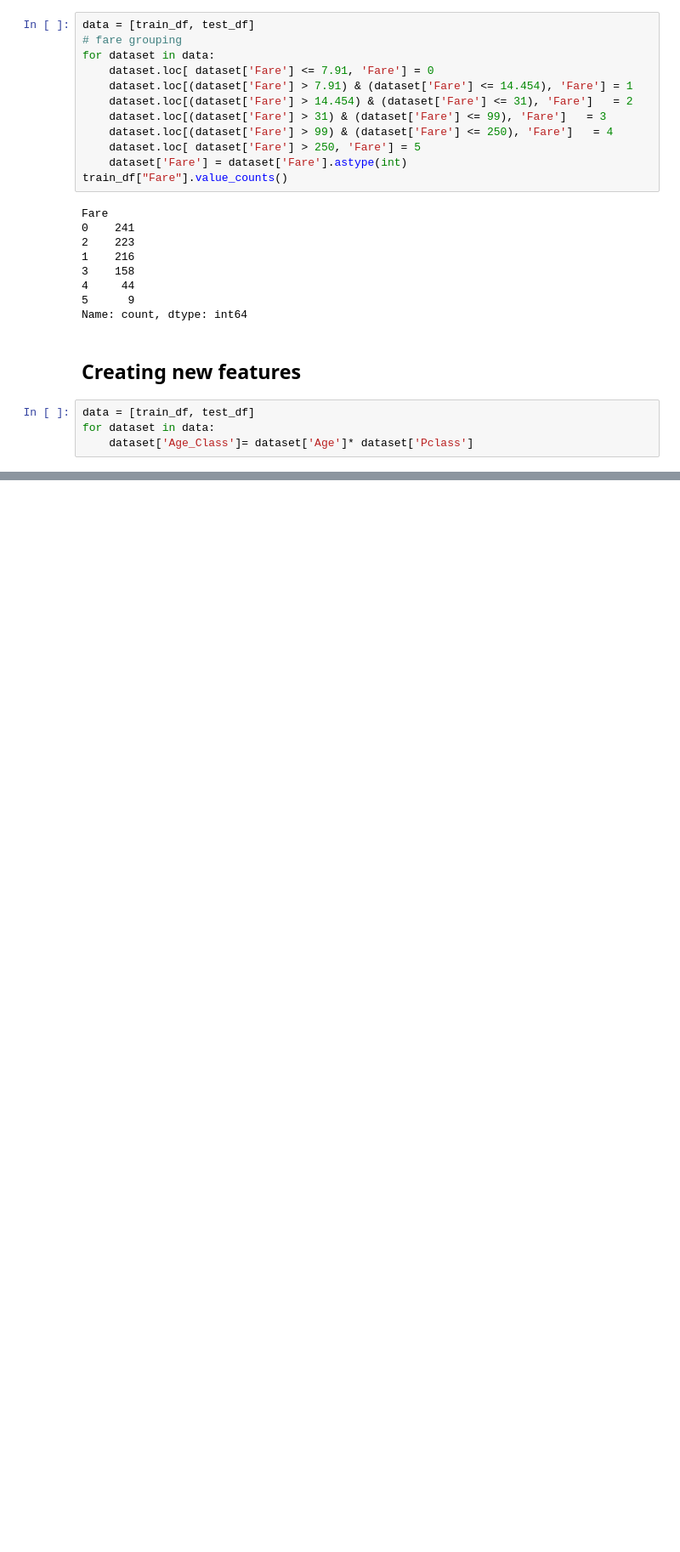
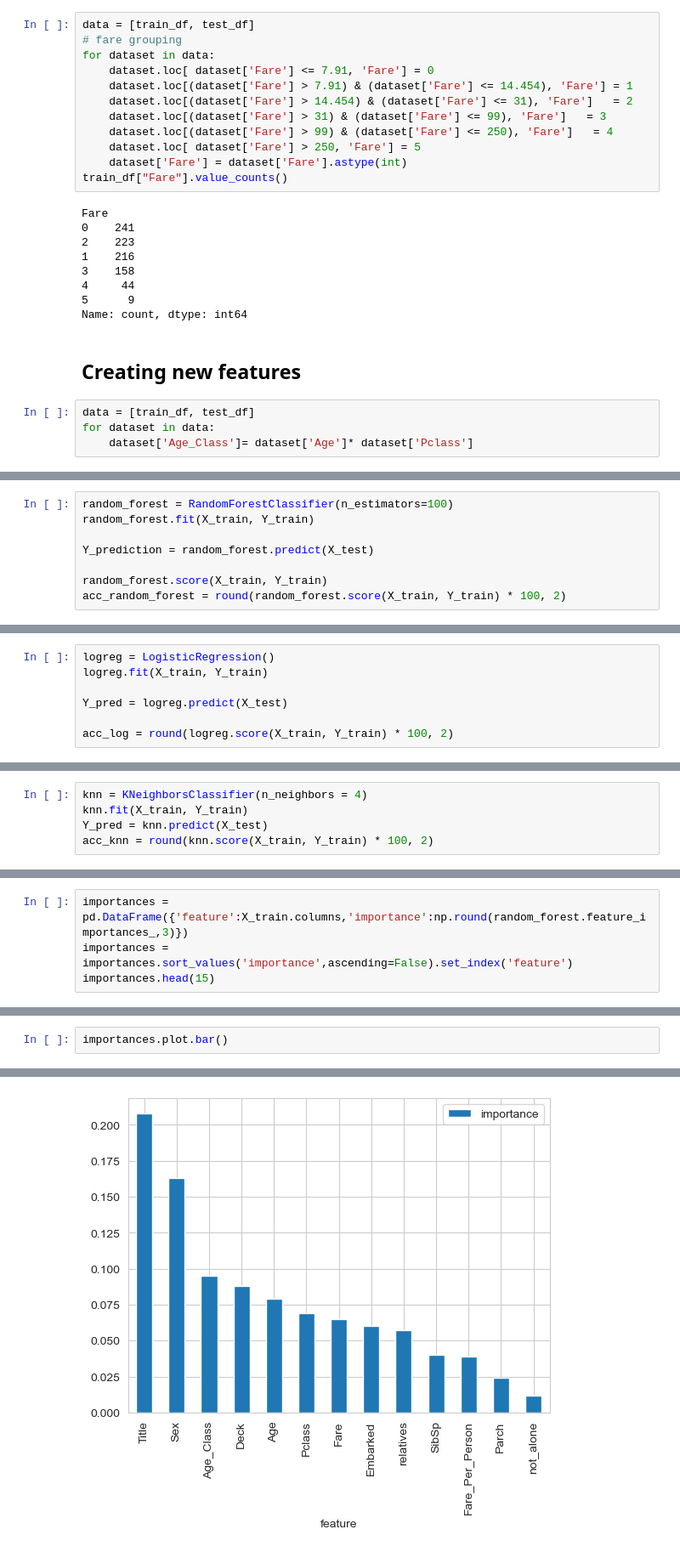
Before and after one commit to temperancehong/ML_learning, a Jupyter notebook: Basic/1_Survival_Titanic.ipynb, the cells around one changed output, grey strips where cells are left out. Shown at 85% size. Drawn from its saved outputs; the diff is of its cells as text; blank space fills up the shorter version.

```diff
--- a/Basic/1_Survival_Titanic.ipynb
+++ b/Basic/1_Survival_Titanic.ipynb
@@ -383,0 +453,8 @@ Test set doesn't have labels. Therefore we will use the predictions on the train
+# %%
+random_forest = RandomForestClassifier(n_estimators=100)
+random_forest.fit(X_train, Y_train)
+
+Y_prediction = random_forest.predict(X_test)
+
+random_forest.score(X_train, Y_train)
+acc_random_forest = round(random_forest.score(X_train, Y_train) * 100, 2)
@@ -383,0 +467,7 @@ Test set doesn't have labels. Therefore we will use the predictions on the train
+# %%
+logreg = LogisticRegression()
+logreg.fit(X_train, Y_train)
+
+Y_pred = logreg.predict(X_test)
+
+acc_log = round(logreg.score(X_train, Y_train) * 100, 2)
@@ -383,0 +480,5 @@ Test set doesn't have labels. Therefore we will use the predictions on the train
+# %%
+knn = KNeighborsClassifier(n_neighbors = 4)
+knn.fit(X_train, Y_train)
+Y_pred = knn.predict(X_test)
+acc_knn = round(knn.score(X_train, Y_train) * 100, 2)
@@ -383,0 +508,4 @@ Test set doesn't have labels. Therefore we will use the predictions on the train
+# %%
+importances = pd.DataFrame({'feature':X_train.columns,'importance':np.round(random_forest.feature_importances_,3)})
+importances = importances.sort_values('importance',ascending=False).set_index('feature')
+importances.head(15)
@@ -383,0 +528,3 @@ Test set doesn't have labels. Therefore we will use the predictions on the train
+# %%
+importances.plot.bar()
+# %% [output]
@@ -383,0 +532 @@ Test set doesn't have labels. Therefore we will use the predictions on the train
+[figure, added]
```
Also changed, not shown: parts of 40 cells of this notebook, 4 other files.
